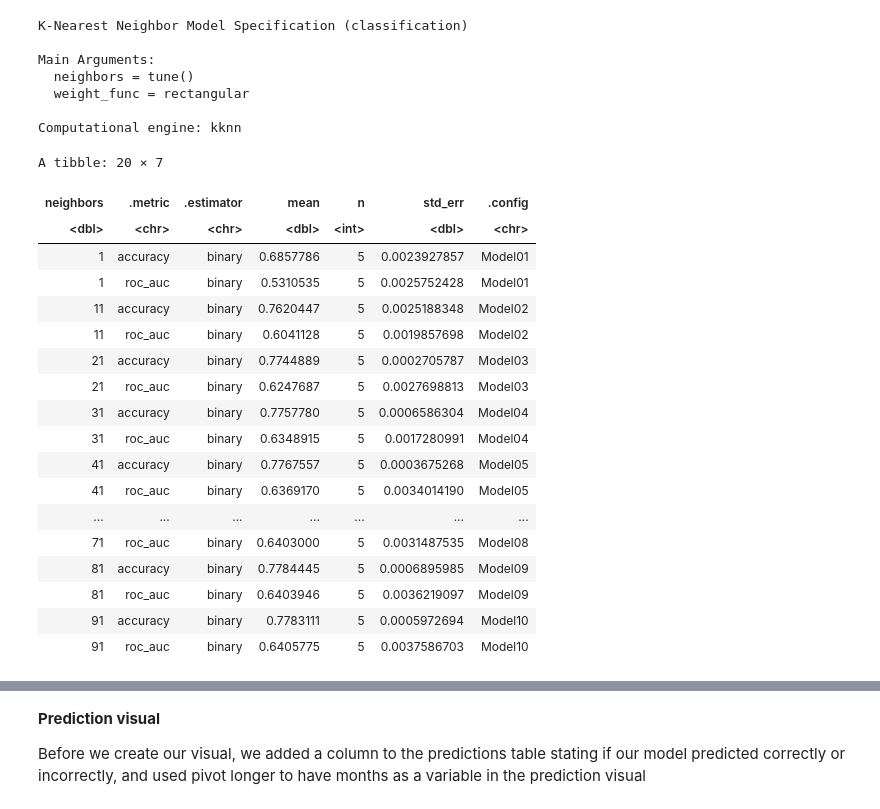
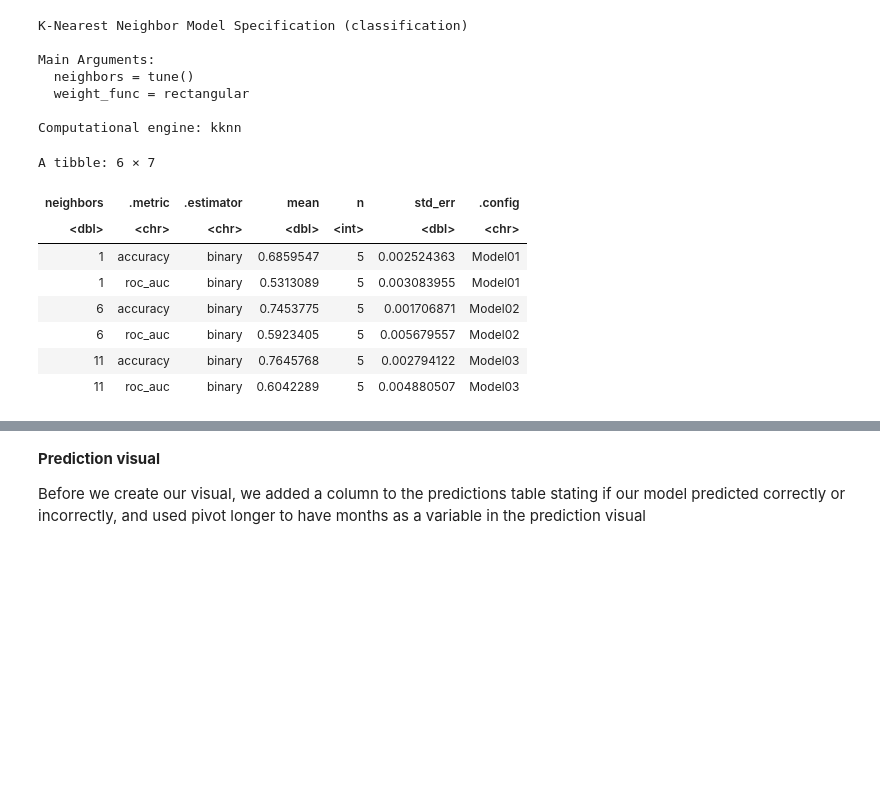
Before and after one commit to jorosafi/dsci-group-project, a Jupyter notebook: lucia-edits-final-report.ipynb, the cells around one changed output, grey strips where cells are left out. Saved outputs shown, nothing was run; the diff lists cells and outputs as text; code cells hidden in the pictures; blank space fills up the shorter version.

```diff
--- a/lucia-edits-final-report.ipynb
+++ b/lucia-edits-final-report.ipynb
@@ -247,34 +245,24 @@ Computational engine: kknn
 # %%
 # TODO: Commenting out so it doesn't take forever to run every time I reopen Jupyter. Make sure to uncomment for final version
 debt_vfold = vfold_cv(debt_train, v=5, strata = default_status)
 
-gridvals = tibble(neighbors = seq(1, 100, by = 10))
+gridvals = tibble(neighbors = seq(1, 100, by = 5))
 
 debt_results = workflow() %>%
     add_recipe(debt_recipe) %>%
     add_model(debt_spec) %>%
     tune_grid(resamples = debt_vfold, grid = gridvals)%>%
     collect_metrics()
-debt_results
+head(debt_results)
 # %% [output]
-A tibble: 20 × 7
+A tibble: 6 × 7
 | neighbors | .metric | .estimator | mean | n | std_err | .config |
 | <dbl> | <chr> | <chr> | <dbl> | <int> | <dbl> | <chr> |
-| 1 | accuracy | binary | 0.6857786 | 5 | 0.0023927857 | Model01 |
-| 1 | roc_auc | binary | 0.5310535 | 5 | 0.0025752428 | Model01 |
-| 11 | accuracy | binary | 0.7620447 | 5 | 0.0025188348 | Model02 |
-| 11 | roc_auc | binary | 0.6041128 | 5 | 0.0019857698 | Model02 |
-| 21 | accuracy | binary | 0.7744889 | 5 | 0.0002705787 | Model03 |
-| 21 | roc_auc | binary | 0.6247687 | 5 | 0.0027698813 | Model03 |
-| 31 | accuracy | binary | 0.7757780 | 5 | 0.0006586304 | Model04 |
-| 31 | roc_auc | binary | 0.6348915 | 5 | 0.0017280991 | Model04 |
-| 41 | accuracy | binary | 0.7767557 | 5 | 0.0003675268 | Model05 |
-| 41 | roc_auc | binary | 0.6369170 | 5 | 0.0034014190 | Model05 |
-| ... | ... | ... | ... | ... | ... | ... |
-| 71 | roc_auc | binary | 0.6403000 | 5 | 0.0031487535 | Model08 |
-| 81 | accuracy | binary | 0.7784445 | 5 | 0.0006895985 | Model09 |
-| 81 | roc_auc | binary | 0.6403946 | 5 | 0.0036219097 | Model09 |
-| 91 | accuracy | binary | 0.7783111 | 5 | 0.0005972694 | Model10 |
-| 91 | roc_auc | binary | 0.6405775 | 5 | 0.0037586703 | Model10 |
+| 1 | accuracy | binary | 0.6859547 | 5 | 0.002524363 | Model01 |
+| 1 | roc_auc | binary | 0.5313089 | 5 | 0.003083955 | Model01 |
+| 6 | accuracy | binary | 0.7453775 | 5 | 0.001706871 | Model02 |
+| 6 | roc_auc | binary | 0.5923405 | 5 | 0.005679557 | Model02 |
+| 11 | accuracy | binary | 0.7645768 | 5 | 0.002794122 | Model03 |
+| 11 | roc_auc | binary | 0.6042289 | 5 | 0.004880507 | Model03 |
 # %%
 vfold_plot = debt_results %>%
```
Also changed, not shown: parts of 8 cells of this notebook.
